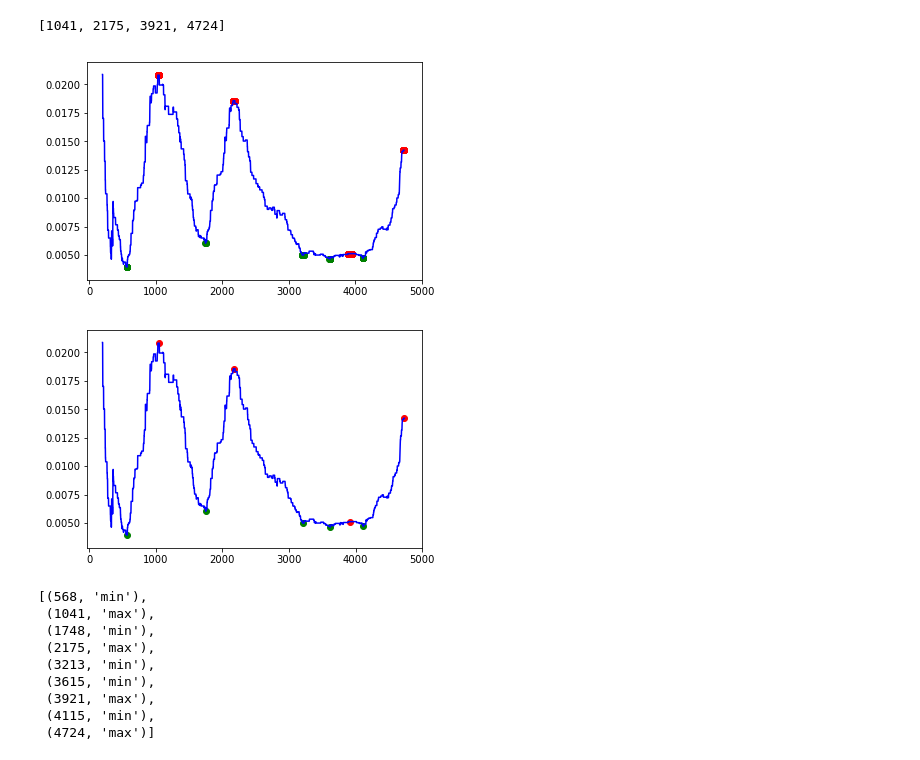
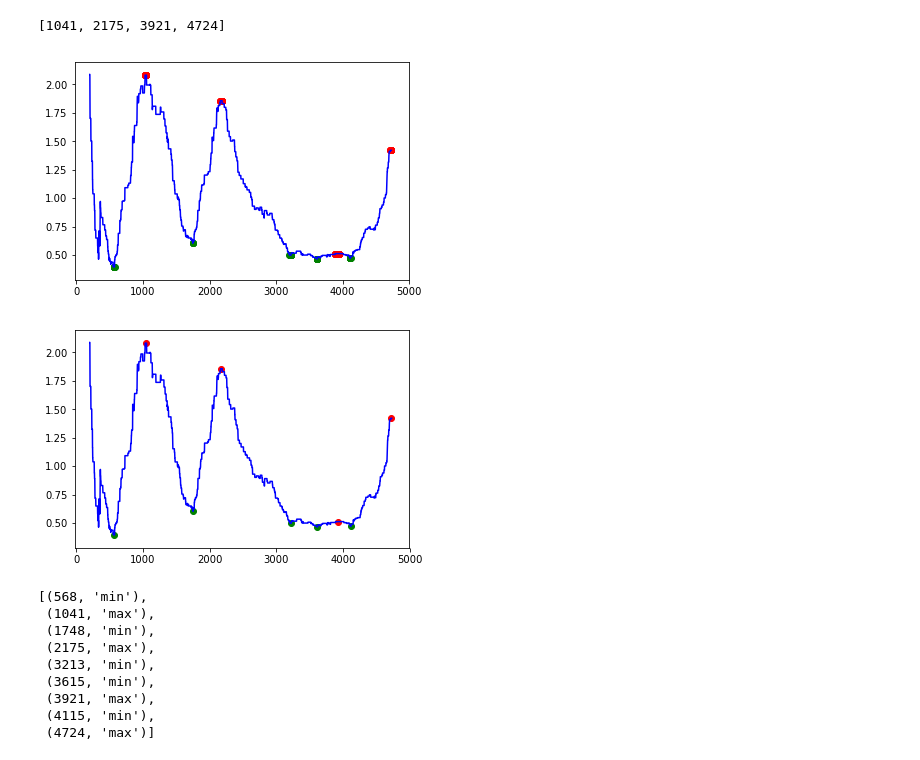
Before and after one commit to BestAwperEver/dna-features, a Jupyter notebook: notebook/dna-exons-recognition.ipynb, the cells around one changed output. Cells and saved outputs as stored; diff of their text form; code cells hidden in the pictures.

```diff
--- a/notebook/dna-exons-recognition.ipynb
+++ b/notebook/dna-exons-recognition.ipynb
@@ -726,19 +726,19 @@ maxs_smoothed
 3 114 4718
 [1041, 2175, 3921, 4724]
 # %%
-plt.plot(list(range(N, len(prob_a))), prob_a[N:], c='blue')
-plt.scatter(maxs, [prob_a[i] for i in maxs], c='red')
-plt.scatter(mins, [prob_a[i] for i in mins], c='green')
+plt.plot(list(range(N, len(prob_a))),  np.array(prob_a[N:])*100, c='blue')
+plt.scatter(maxs, [prob_a[i]*100 for i in maxs], c='red')
+plt.scatter(mins, [prob_a[i]*100 for i in mins], c='green')
 plt.show()
 # %% [output]
-[figure, old version]
+[figure, new version]
 # %%
-plt.plot(list(range(N, len(prob_a))), prob_a[N:], c='blue')
-plt.scatter(maxs_smoothed, [prob_a[i] for i in maxs_smoothed], c='red')
-plt.scatter(mins_smoothed, [prob_a[i] for i in mins_smoothed], c='green')
+plt.plot(list(range(N, len(prob_a))), np.array(prob_a[N:])*100, c='blue')
+plt.scatter(maxs_smoothed, [prob_a[i]*100 for i in maxs_smoothed], c='red')
+plt.scatter(mins_smoothed, [prob_a[i]*100 for i in mins_smoothed], c='green')
 plt.show()
 # %% [output]
-[figure, old version]
+[figure, new version]
 # %%
 sorted_maxs_mins = sorted([(ma, "max") for ma in maxs_smoothed] + [(mi, "min") for mi in mins_smoothed])
 sorted_maxs_mins
```
Also changed, not shown: parts of 7 cells of this notebook, 3 other files.
